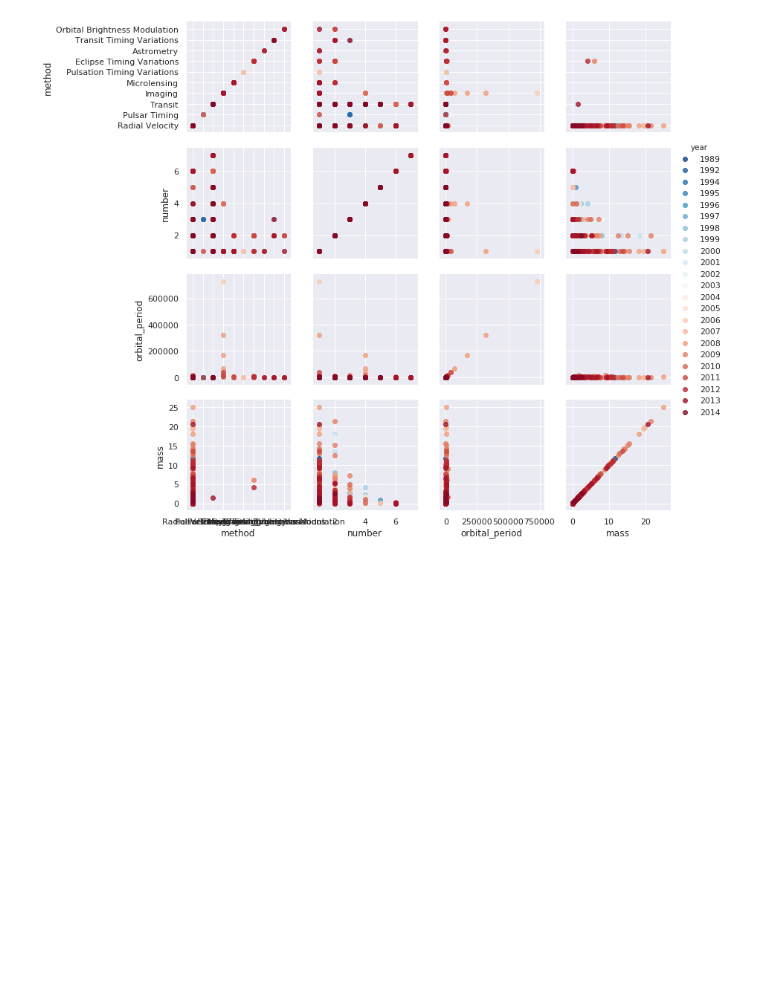
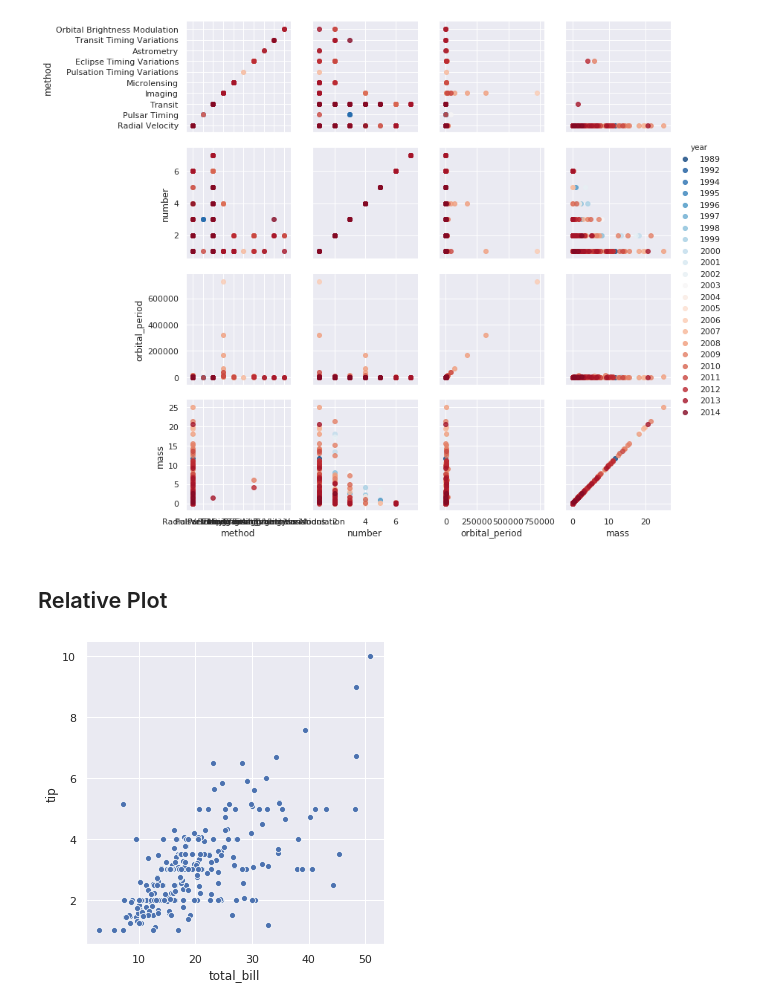
Before and after one commit to Deepshikha05/Visualization-in-Python, a Jupyter notebook: seaborn/seaborn.ipynb, the cells around one changed output. Saved outputs shown, nothing was run; the diff lists cells and outputs as text; code cells hidden in the pictures; blank space fills up the shorter version.

Commit message:
Seaborn - Added More Visualization

```diff
--- a/seaborn/seaborn.ipynb
+++ b/seaborn/seaborn.ipynb
@@ -230,3 +230,9 @@ g.map(plt.scatter, alpha=0.8)
 g.add_legend();
 # %% [output]
 [figure]
+# %% [markdown]
+## Relative Plot
+# %%
+sns.relplot(x="total_bill", y="tip", data=tips);
+# %% [output]
+[figure, added]
```
Also changed, not shown: parts of 2 cells of this notebook.
